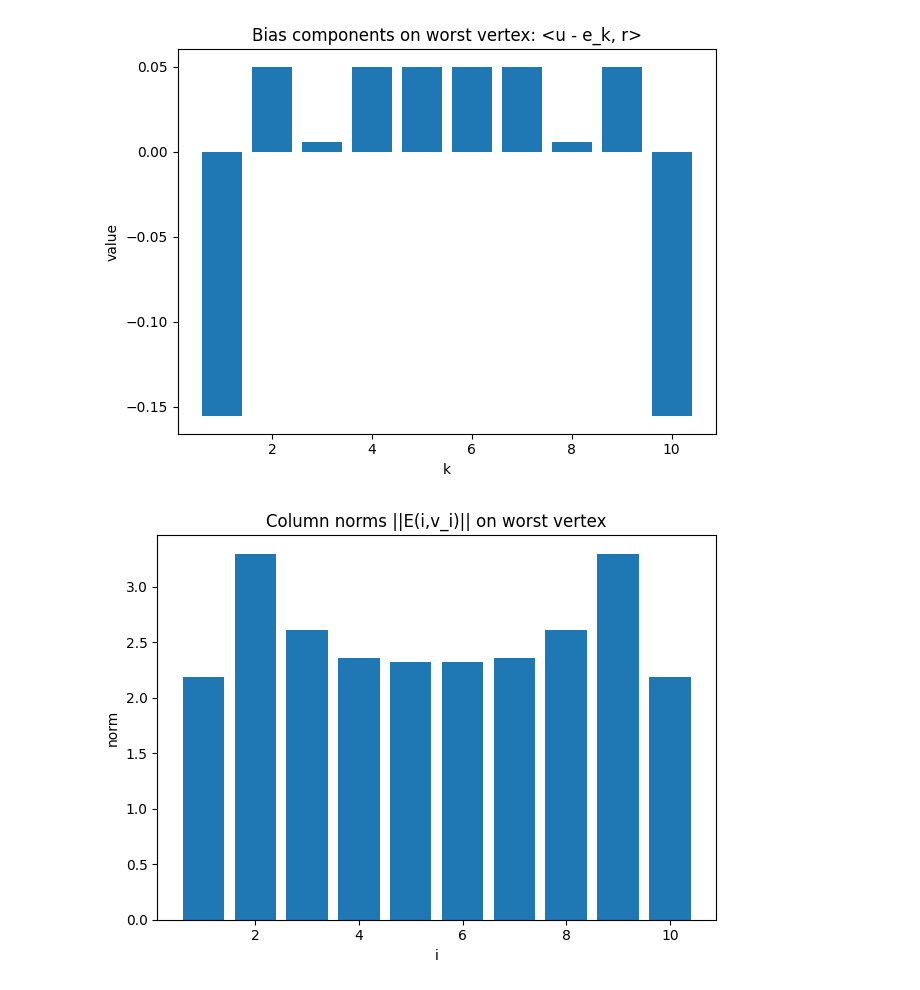
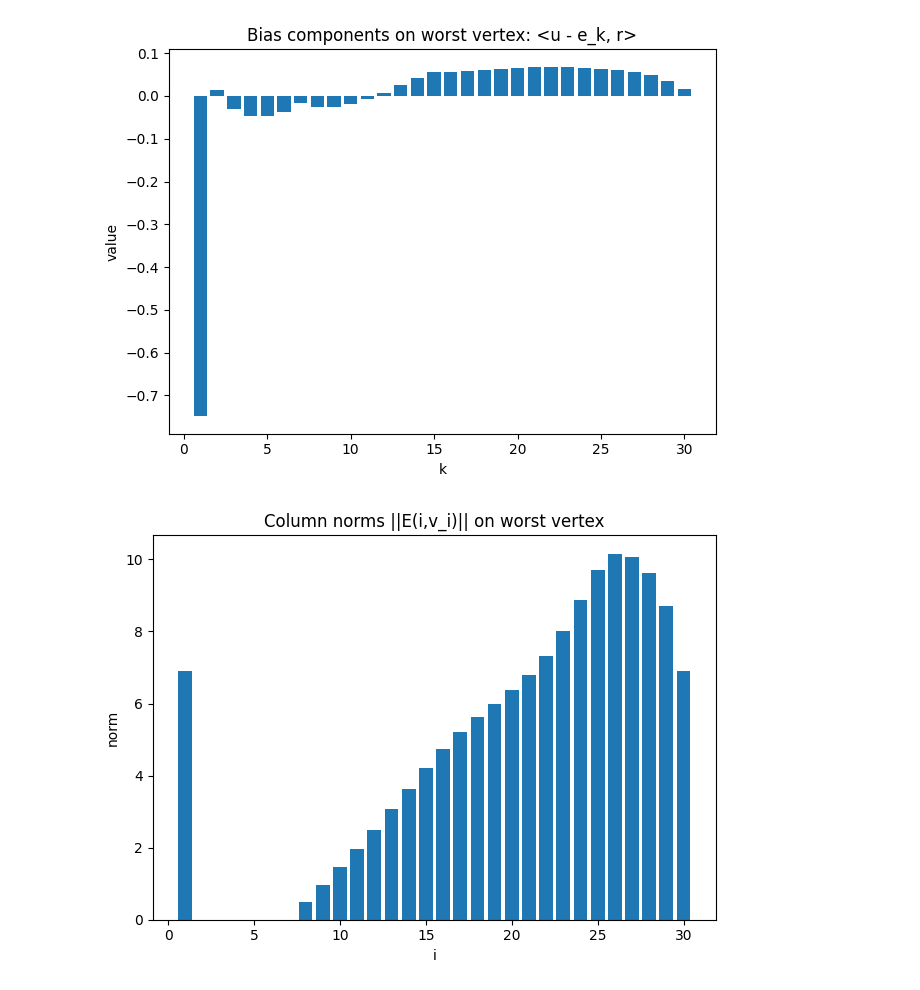
Before and after one commit to sarb9/cvxbyopt, a Jupyter notebook: code/optimal3biasless.ipynb, the cells around one changed output. Saved outputs shown, nothing was run; the diff lists cells and outputs as text; code cells hidden in the pictures.

```diff
--- a/code/optimal3biasless.ipynb
+++ b/code/optimal3biasless.ipynb
@@ -336,3 +360,3 @@ Worst-case achieved value: 1.1689117475455624
 # %%
-plot_worst_case_details(sol["x"], stats["rows"][17], C)
+plot_worst_case_details(sol["x"], stats["rows"][35], C)
 # %% [output]
@@ -340,2 +364,2 @@ plot_worst_case_details(sol["x"], stats["rows"][17], C)
-[figure, old version]
+[figure, new version]
-[figure, old version]
+[figure, new version]
```
Also changed, not shown: parts of 6 cells of this notebook, 24 other files.
